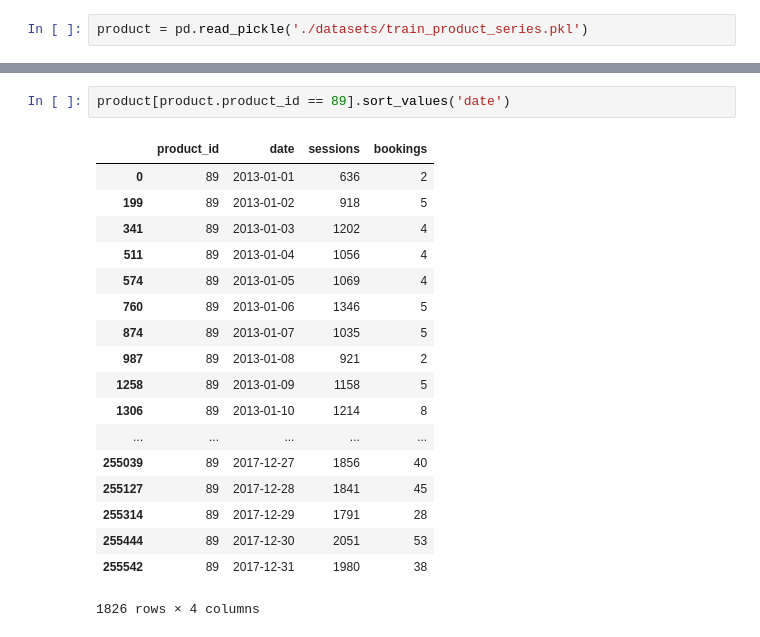
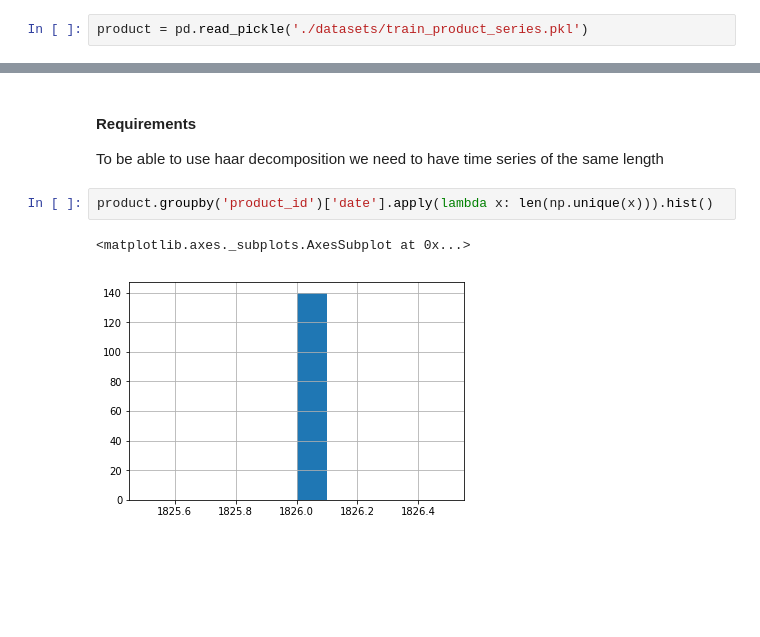
Before and after one commit to louislouisloui/otb, a Jupyter notebook: 10_cluster_poduct_type.ipynb, the cells around one changed output, grey strips where cells are left out. Cells and saved outputs as stored; diff of their text form; blank space fills up the shorter version.

```diff
--- a/10_cluster_poduct_type.ipynb
+++ b/10_cluster_poduct_type.ipynb
@@ -46,21 +29,8 @@ sns.relplot(data = dt , x = 'date', y = 'sessions', kind='line')
-# %%
-product[product.product_id == 89].sort_values('date')
-# %% [output]
-|  | product_id | date | sessions | bookings |
-| 0 | 89 | 2013-01-01 | 636 | 2 |
-| 199 | 89 | 2013-01-02 | 918 | 5 |
-| 341 | 89 | 2013-01-03 | 1202 | 4 |
-| 511 | 89 | 2013-01-04 | 1056 | 4 |
-| 574 | 89 | 2013-01-05 | 1069 | 4 |
-| 760 | 89 | 2013-01-06 | 1346 | 5 |
-| 874 | 89 | 2013-01-07 | 1035 | 5 |
-| 987 | 89 | 2013-01-08 | 921 | 2 |
-| 1258 | 89 | 2013-01-09 | 1158 | 5 |
-| 1306 | 89 | 2013-01-10 | 1214 | 8 |
-| ... | ... | ... | ... | ... |
-| 255039 | 89 | 2017-12-27 | 1856 | 40 |
-| 255127 | 89 | 2017-12-28 | 1841 | 45 |
-| 255314 | 89 | 2017-12-29 | 1791 | 28 |
-| 255444 | 89 | 2017-12-30 | 2051 | 53 |
-| 255542 | 89 | 2017-12-31 | 1980 | 38 |
-1826 rows × 4 columns
+# %% [markdown]
+#### Requirements
+To be able to use haar decomposition we need to have time series of the same length
+# %%
+product.groupby('product_id')['date'].apply(lambda x: len(np.unique(x))).hist()
+# %% [output]
+<matplotlib.axes._subplots.AxesSubplot at 0x...>
+[figure, added]
```
Also changed, not shown: parts of 13 cells of this notebook, 2 other files.
